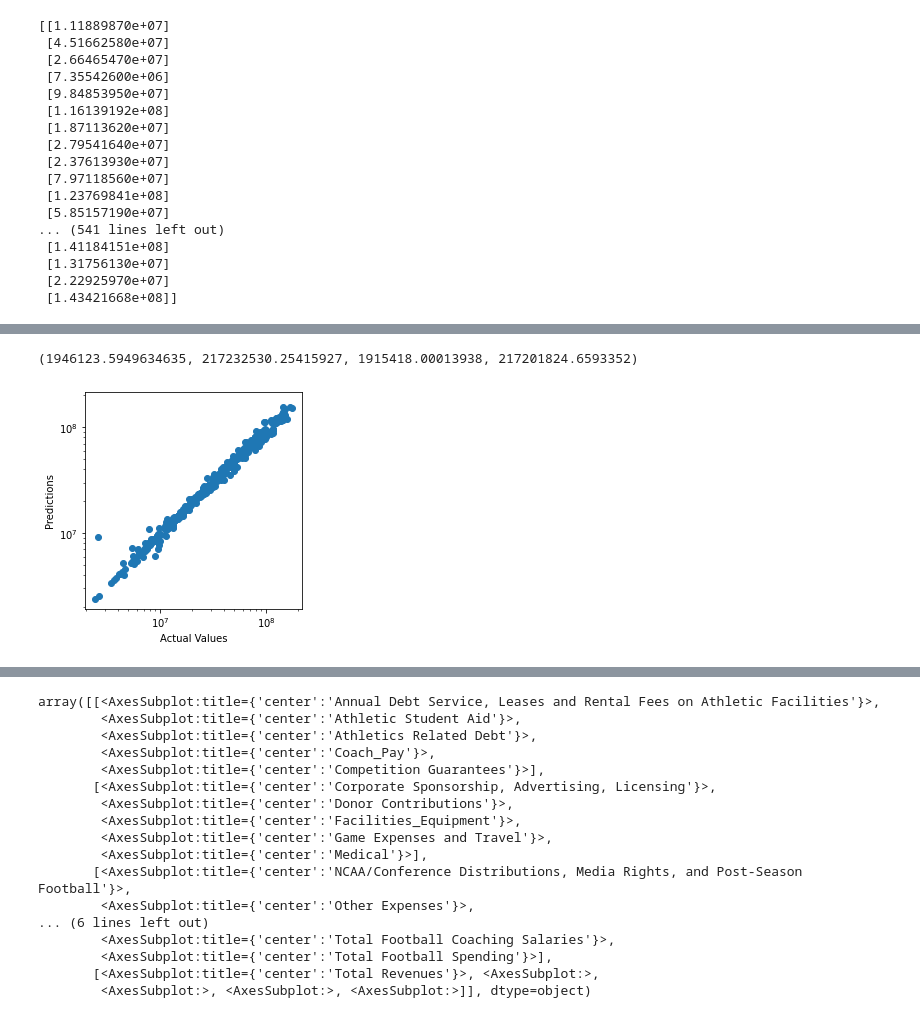
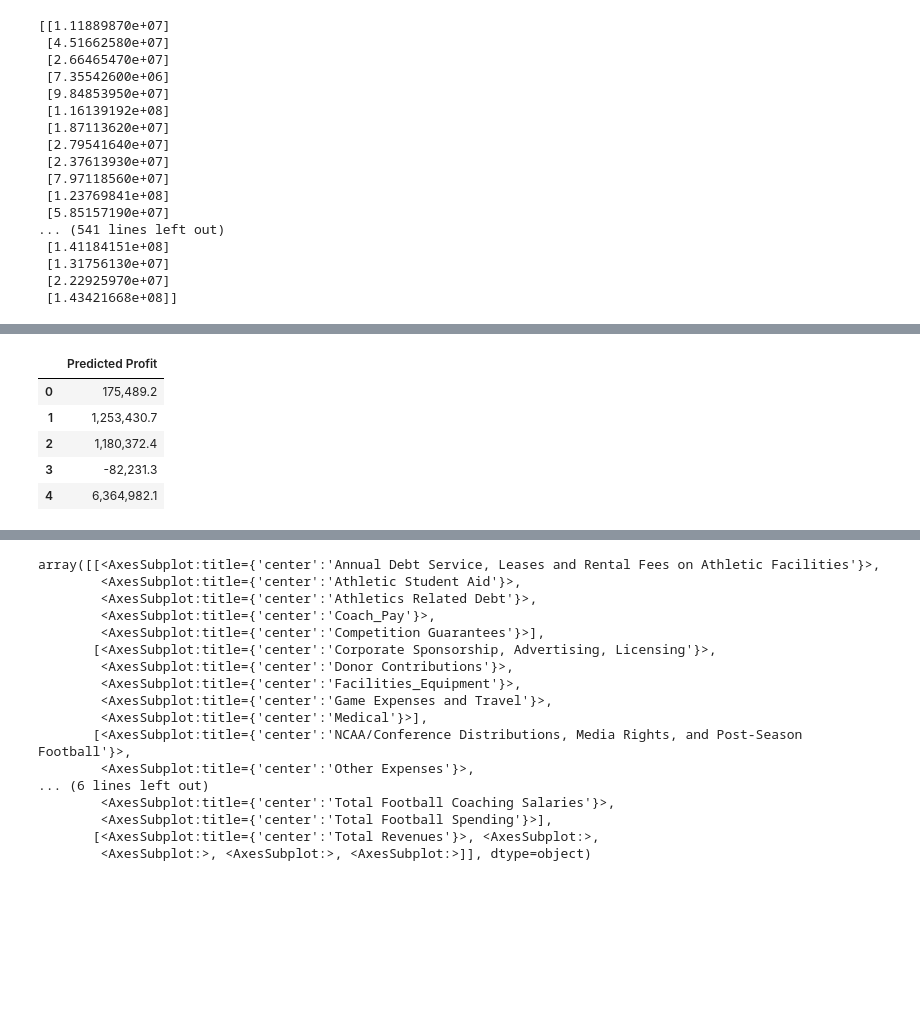
Before and after one commit to dpage02/FlutieEffect, a Jupyter notebook: Project_3/Cleaned_Resources/Expenses_MultiRegress_Model.ipynb, the cells around one changed output, grey strips where cells are left out. Cells and saved outputs as stored; diff of their text form; code cells hidden in the pictures; blank space fills up the shorter version.

```diff
--- a/Project_3/Cleaned_Resources/Expenses_MultiRegress_Model.ipynb
+++ b/Project_3/Cleaned_Resources/Expenses_MultiRegress_Model.ipynb
@@ -207,12 +219,15 @@ data.head(50)
-# %%
-g = plt.scatter(y_actual, y_predicted)
-g.axes.set_yscale('log')
-g.axes.set_xscale('log')
-g.axes.set_xlabel('Actual Values')
-g.axes.set_ylabel('Predictions')
-g.axes.axis('equal')
-g.axes.axis('square')
-# %% [output]
-(1946123.5949634635, 217232530.25415927, 1915418.00013938, 217201824.6593352)
-[figure, removed]
+# %%
+# subtract predicted revenue from actual revenue to find predicted profit
+
+predicted_profit = data["Actual"] - data["Predicted"]
+profit = pd.DataFrame(data=predicted_profit)
+profit.columns=["Predicted Profit"]
+profit.head()
+# %% [output]
+|  | Predicted Profit |
+| 0 | 175,489.2 |
+| 1 | 1,253,430.7 |
+| 2 | 1,180,372.4 |
+| 3 | -82,231.3 |
+| 4 | 6,364,982.1 |
 # %%
```
Also changed, not shown: parts of 12 cells of this notebook, 8 other files.
